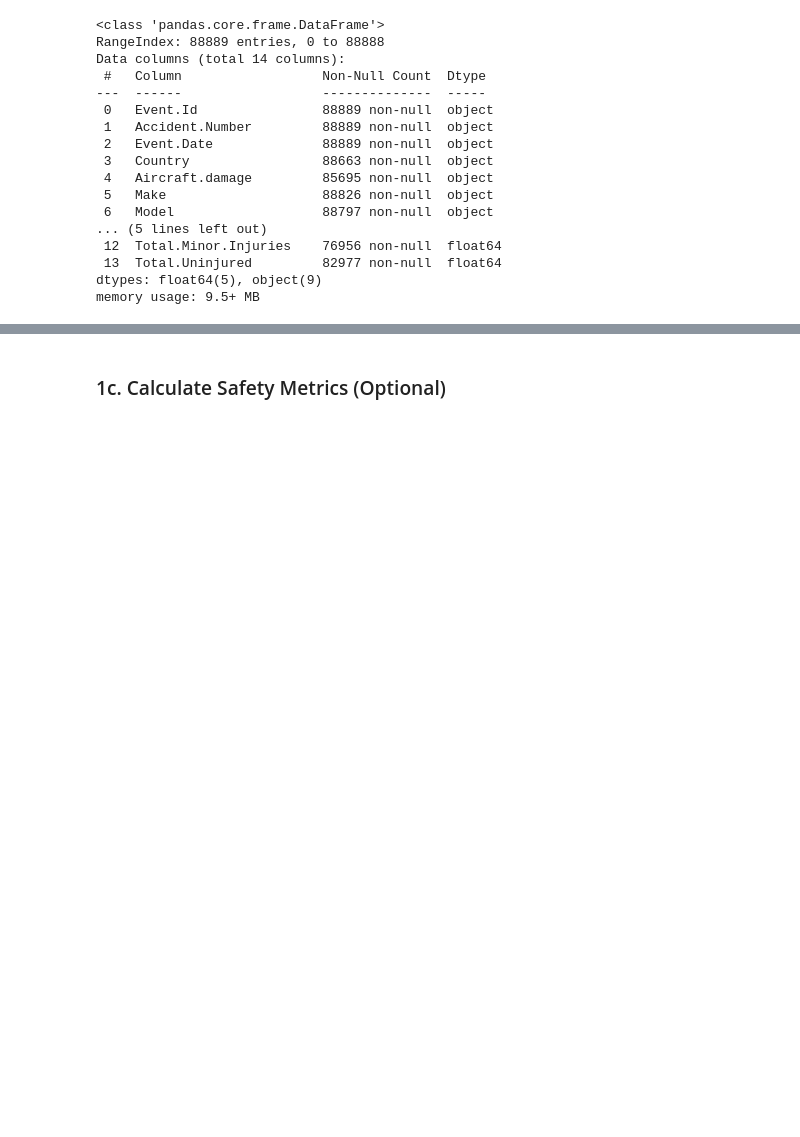
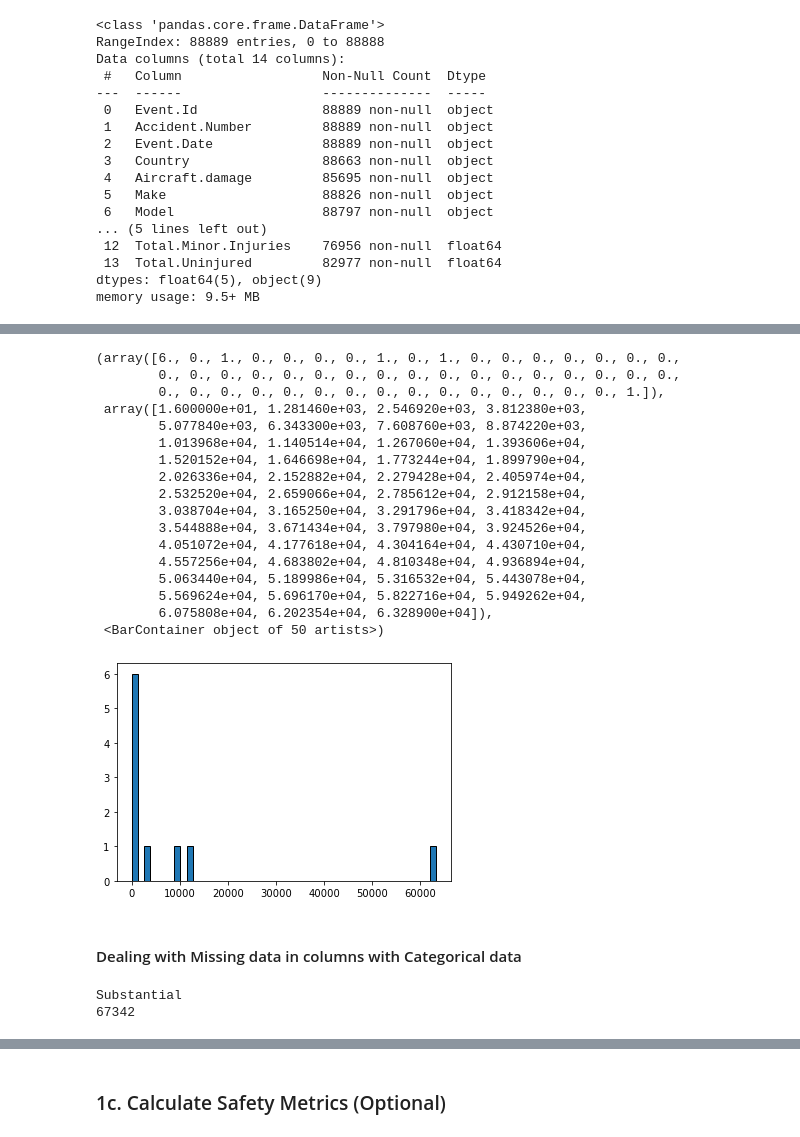
Before and after one commit to Namnyak/practise-1, a Jupyter notebook: Project Phase 1.ipynb, the cells around one changed output, grey strips where cells are left out. Saved outputs shown, nothing was run; the diff lists cells and outputs as text; code cells hidden in the pictures; blank space fills up the shorter version.

```diff
--- a/Project Phase 1.ipynb
+++ b/Project Phase 1.ipynb
@@ -265,0 +282,18 @@ aircraft_data.fillna('Unknown', inplace=True)
+# %%
+#Dealing with missing value in column' Number.of.Engines' by imputing
+
+#Counting the occurrences of each unique value in column 'Number.of.Engines'
+aircraft_data['Number.of.Engines'].value_counts()
+
+
+#In the output above, the value (1.) appears thousands of times, making it the mode of the data.
+#Therefore, we will impute the missing values using the mode.
+
+
+#finding the mode of data in 'Number.of.Engines'
+engine_mode = df['Number.of.Engines'].mode()
+print(engine_mode)
+
+
+#imputing missing values in the column 'Number.of.Engines' with mode
+aircraft_data['Number.of.Engines'].fillna(aircraft_data['Number.of.Engines'].mode(), inplace=True)
@@ -265,0 +308,17 @@ aircraft_data.fillna('Unknown', inplace=True)
+# %%
+#counting the occurrences of values in the column
+aircraft_data['Total.Fatal.Injuries'].value_counts()
+
+# we shall impute misssing values using mean due to existence of outliers
+aircraft_data['Total.Fatal.Injuries'].fillna(df['Total.Fatal.Injuries'].mean(), inplace=True)
+# %%
+#Dealing with missing values in column"Total.Serious.Injuries"
+aircraft_data['Total.Serious.Injuries'].value_counts()
+
+##imputing missing values using mean(), due to outliers
+aircraft_data['Total.Serious.Injuries'].fillna(df['Total.Serious.Injuries'].mean(), inplace=True)
+# %%
+aircraft_data['Total.Serious.Injuries'].value_counts()
+
+first_10 = aircraft_data['Total.Serious.Injuries'].value_counts().head(10)
+first_10
@@ -265,0 +337,22 @@ aircraft_data.fillna('Unknown', inplace=True)
+# %%
+import matplotlib.pyplot as plt
+plt.hist(first_10, bins=50, edgecolor='k')
+# %% [output]
+(array([6., 0., 1., 0., 0., 0., 0., 1., 0., 1., 0., 0., 0., 0., 0., 0., 0.,
+        0., 0., 0., 0., 0., 0., 0., 0., 0., 0., 0., 0., 0., 0., 0., 0., 0.,
+        0., 0., 0., 0., 0., 0., 0., 0., 0., 0., 0., 0., 0., 0., 0., 1.]),
+ array([1.600000e+01, 1.281460e+03, 2.546920e+03, 3.812380e+03,
+        5.077840e+03, 6.343300e+03, 7.608760e+03, 8.874220e+03,
+        1.013968e+04, 1.140514e+04, 1.267060e+04, 1.393606e+04,
+        1.520152e+04, 1.646698e+04, 1.773244e+04, 1.899790e+04,
+        2.026336e+04, 2.152882e+04, 2.279428e+04, 2.405974e+04,
+        2.532520e+04, 2.659066e+04, 2.785612e+04, 2.912158e+04,
+        3.038704e+04, 3.165250e+04, 3.291796e+04, 3.418342e+04,
+        3.544888e+04, 3.671434e+04, 3.797980e+04, 3.924526e+04,
+        4.051072e+04, 4.177618e+04, 4.304164e+04, 4.430710e+04,
+        4.557256e+04, 4.683802e+04, 4.810348e+04, 4.936894e+04,
+        5.063440e+04, 5.189986e+04, 5.316532e+04, 5.443078e+04,
+        5.569624e+04, 5.696170e+04, 5.822716e+04, 5.949262e+04,
+        6.075808e+04, 6.202354e+04, 6.328900e+04]),
+ <BarContainer object of 50 artists>)
+[figure, added]
@@ -265,0 +373,16 @@ aircraft_data.fillna('Unknown', inplace=True)
+# %% [markdown]
+#### Dealing with Missing data in columns with Categorical data
+# %%
+###Dealing with missing values in column"Aircraft.damage"
+most_frequent = aircraft_data['Aircraft.damage'].mode()[0]
+print(most_frequent)
+
+#Counting the occurrences of the most frequent word
+count_most_frequent = (aircraft_data['Aircraft.damage'] == most_frequent).sum()
+print(count_most_frequent)
+
+#imputing the missing values using mode
+aircraft_data['Aircraft.damage'].fillna(most_frequent, inplace=True)
+# %% [output]
+Substantial
+67342
```
Also changed, not shown: parts of 28 cells of this notebook.
